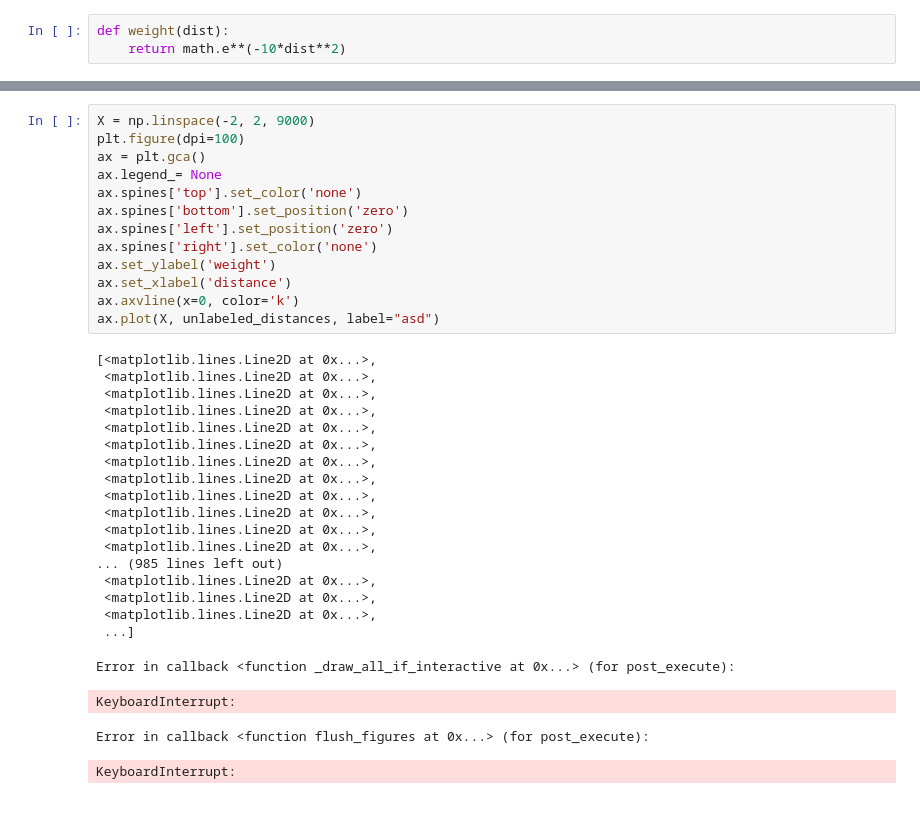
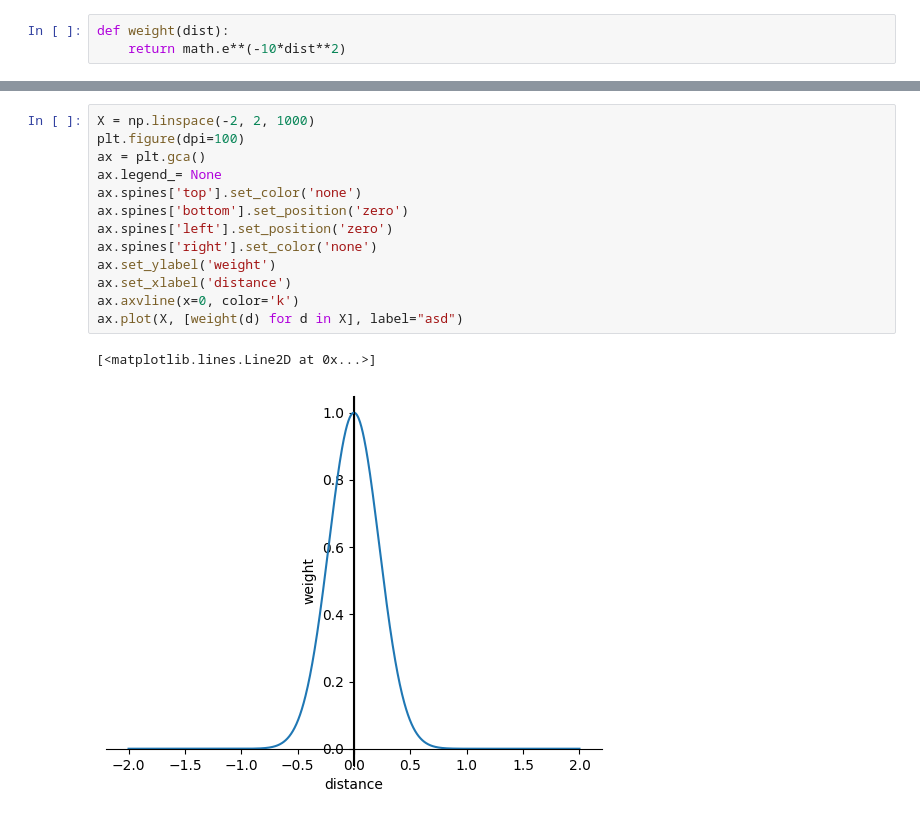
Before and after one commit to RobEngin/Optimization-Gradient-Descent, a Jupyter notebook: Blobs.ipynb, the cells around one changed output, grey strips where cells are left out. Saved outputs shown, nothing was run; the diff lists cells and outputs as text.

```diff
--- a/Blobs.ipynb
+++ b/Blobs.ipynb
@@ -128,35 +120,16 @@ print(unlabeled_distances)
 # %%
-X = np.linspace(-2, 2, 9000)
+X = np.linspace(-2, 2, 1000)
 plt.figure(dpi=100)
 ax = plt.gca()
 ax.legend_= None
 ax.spines['top'].set_color('none')
 ax.spines['bottom'].set_position('zero')
 ax.spines['left'].set_position('zero')
 ax.spines['right'].set_color('none')
 ax.set_ylabel('weight')
 ax.set_xlabel('distance')
 ax.axvline(x=0, color='k')
-ax.plot(X, unlabeled_distances, label="asd")
+ax.plot(X, [weight(d) for d in X], label="asd")
 # %% [output]
-[<matplotlib.lines.Line2D at 0x...>,
- <matplotlib.lines.Line2D at 0x...>,
- <matplotlib.lines.Line2D at 0x...>,
- <matplotlib.lines.Line2D at 0x...>,
- <matplotlib.lines.Line2D at 0x...>,
- <matplotlib.lines.Line2D at 0x...>,
- <matplotlib.lines.Line2D at 0x...>,
- <matplotlib.lines.Line2D at 0x...>,
- <matplotlib.lines.Line2D at 0x...>,
- <matplotlib.lines.Line2D at 0x...>,
- <matplotlib.lines.Line2D at 0x...>,
- <matplotlib.lines.Line2D at 0x...>,
-... (985 lines left out)
- <matplotlib.lines.Line2D at 0x...>,
- <matplotlib.lines.Line2D at 0x...>,
- <matplotlib.lines.Line2D at 0x...>,
- ...]
+[<matplotlib.lines.Line2D at 0x...>]
-Error in callback <function _draw_all_if_interactive at 0x...> (for post_execute):
-KeyboardInterrupt:
-Error in callback <function flush_figures at 0x...> (for post_execute):
-KeyboardInterrupt:
+[figure, added]
```
Also changed, not shown: parts of 10 cells of this notebook.
